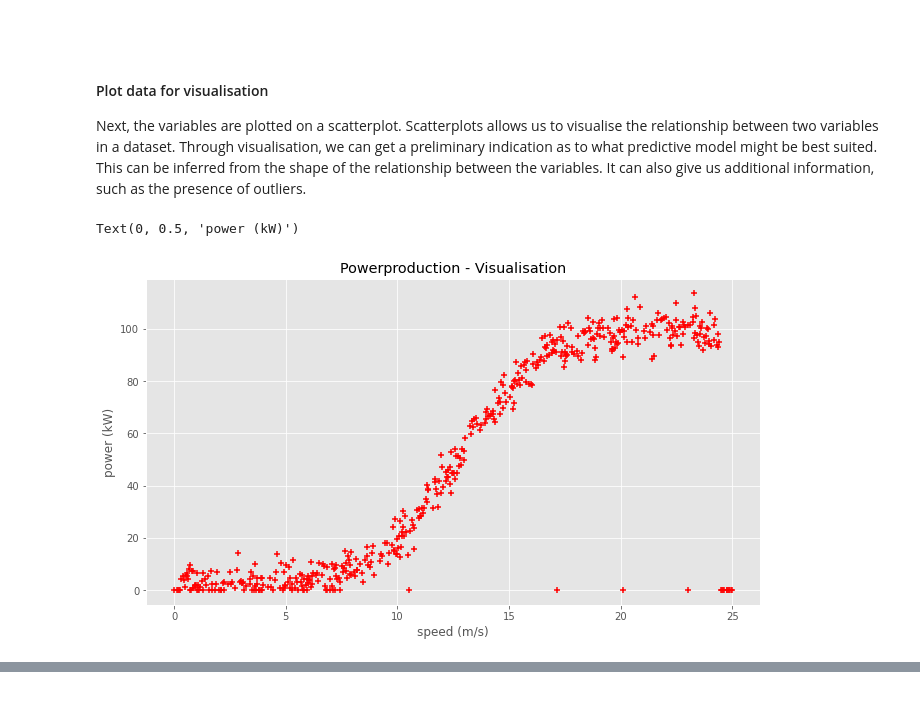
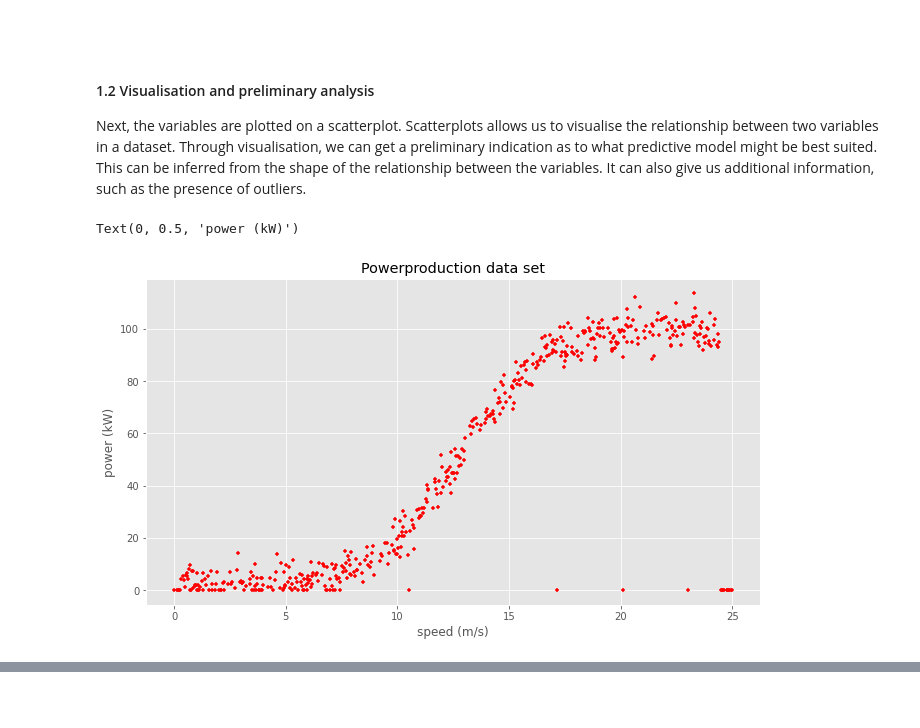
Before and after one commit to colm-o-caoimh/RegressionAnalysis, a Jupyter notebook: FDA_PROJECT2020.ipynb, the cells around one changed output, grey strips where cells are left out. Drawn from its saved outputs; the diff is of its cells as text; code cells hidden in the pictures.

```diff
--- a/FDA_PROJECT2020.ipynb
+++ b/FDA_PROJECT2020.ipynb
@@ -56,18 +89,19 @@ pp.describe()
 # %% [markdown]
 <br>
 # %% [markdown]
-#### Plot data for visualisation
+#### 1.2 Visualisation and preliminary analysis
 
 Next, the variables are plotted on a scatterplot. Scatterplots allows us to visualise the relationship between two variables in a dataset. Through visualisation, we can get a preliminary indication as to what predictive model might be best suited. This can be inferred from the shape of the relationship between the variables. It can also give us additional information, such as the presence of outliers.
 # %%
-plt.scatter(pp.speed,pp.power,color='red',marker='+')
+# Generate scatter plot of speed and power data points
+plt.scatter(pp.speed,pp.power,color='red',marker='+', s=10)
 
-plt.title('Powerproduction - Visualisation')
+plt.title('Powerproduction data set')
 plt.xlabel('speed (m/s)')
 plt.ylabel('power (kW)')
 # %% [output]
 Text(0, 0.5, 'power (kW)')
-[figure, old version]
+[figure, new version]
 # %% [markdown]
 We can see clearly that there is a strong relationship between both variables. It is important to establish a relationship *before* attempting to fit a linear model to observed data [1]. Often, as above, this can be see through data visualisation. However we can also use statistical methods to determine the relationship. A commonly used numerical measure in this regard is the *correlation coefficient*, which quantifies the association between two variables [2]. Also known as the *r* value, this will be examined in greater detail below.
 
```
Also changed, not shown: parts of 47 cells of this notebook.
